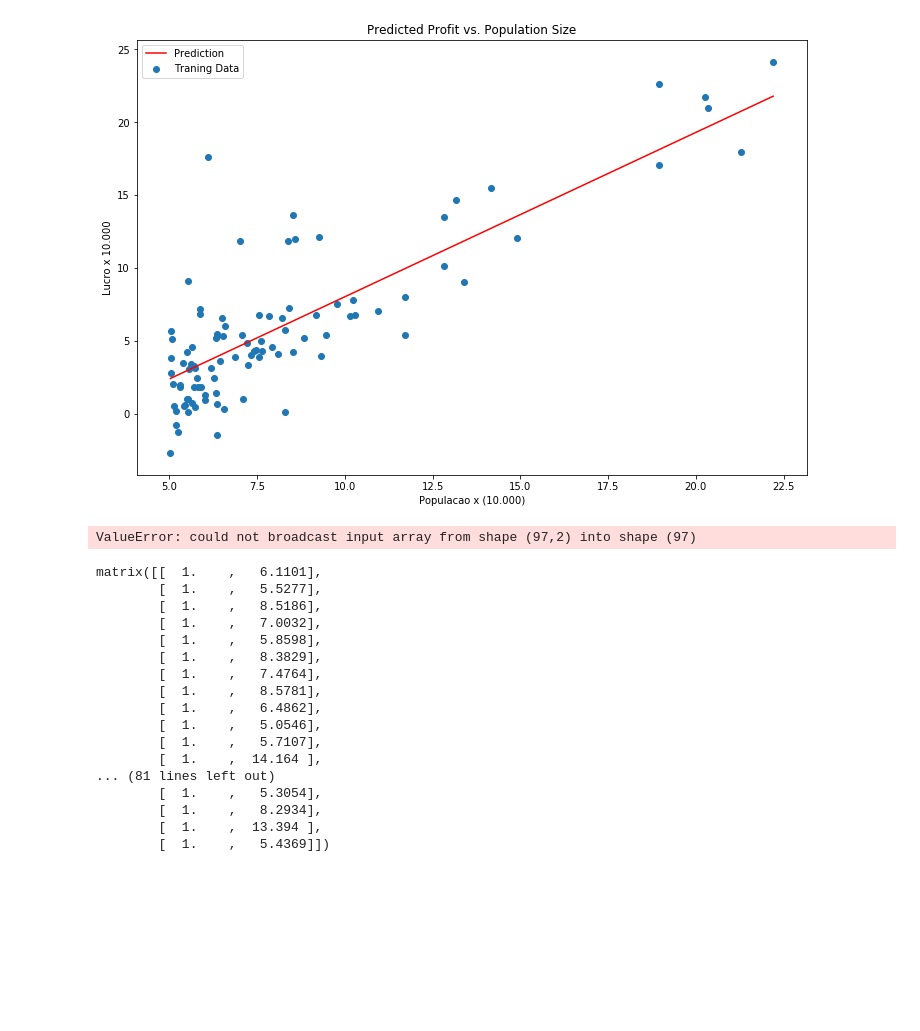
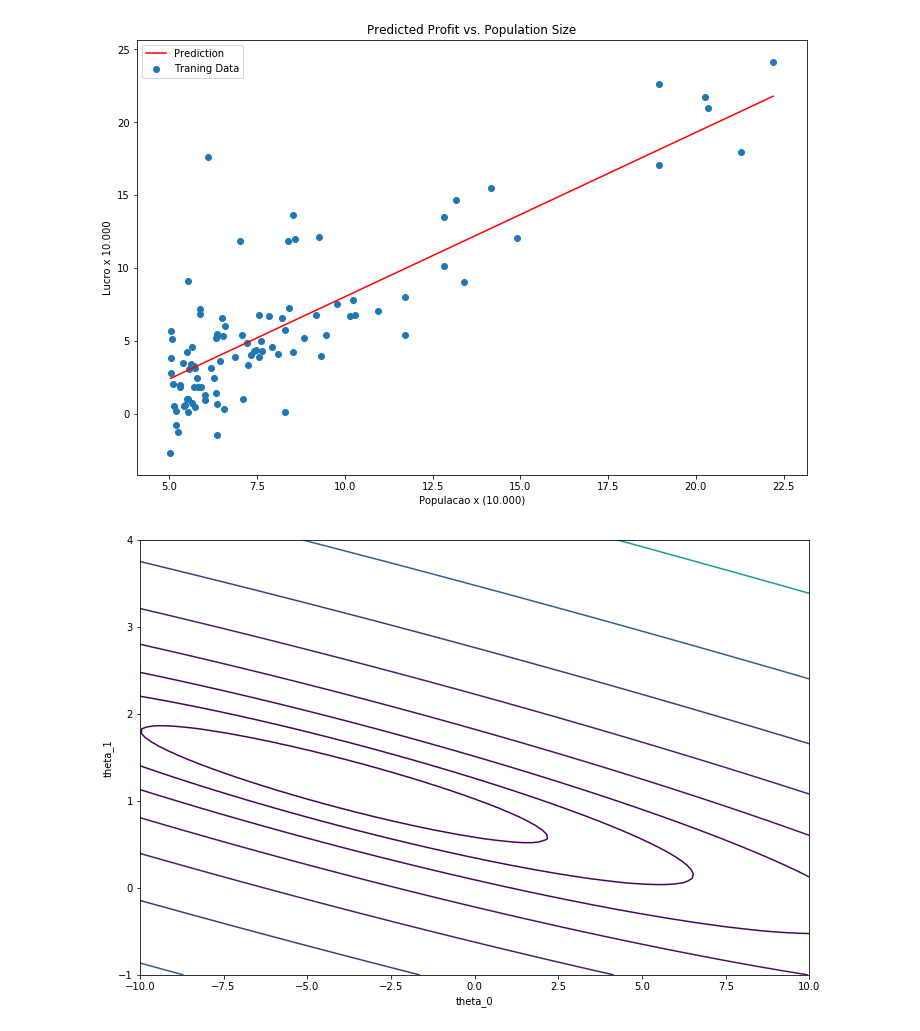
Before and after one commit to ramonsilvanet/AM_Trabalho1, a Jupyter notebook: regressao_linear_simples.ipynb, the cells around one changed output. Cells and saved outputs as stored; diff of their text form; code cells hidden in the pictures; blank space fills up the shorter version.

```diff
--- a/regressao_linear_simples.ipynb
+++ b/regressao_linear_simples.ipynb
@@ -115,57 +115,37 @@ ax.set_title('Predicted Profit vs. Population Size')
 m = y.size
 
 it = np.ones(shape=(m, 2))
-it[:, 1] = X[:,]
+it = X
 
 #Grid over which we will calculate J
 theta0_vals = np.linspace(-10, 10, 100)
 theta1_vals = np.linspace(-1, 4, 100)
 
 
 #initialize J_vals to a matrix of 0's
 J_vals = np.zeros(shape=(theta0_vals.size, theta1_vals.size))
 
 #Fill out J_vals
 for t1, element in enumerate(theta0_vals):
     for t2, element2 in enumerate(theta1_vals):
         thetaT = np.zeros(shape=(2, 1))
         thetaT[0][0] = element
         thetaT[1][0] = element2
         thetaT = np.matrix(thetaT.T)
         J_vals[t1, t2] = computarCusto(it, y, thetaT)
 
 
 
 
 #Contour plot
 J_vals = J_vals.T
 
 plt.figure(figsize=(12,8))
 
 #Plot J_vals as 15 contours spaced logarithmically between 0.01 and 100
-plt.contour(theta0_vals, theta1_vals, J_vals, logspace(-2, 3, 20))
+plt.contour(theta0_vals, theta1_vals, J_vals, np.logspace(-2, 3, 20))
 plt.xlabel('theta_0')
 plt.ylabel('theta_1')
 plt.show()
 # %% [output]
-ValueError: could not broadcast input array from shape (97,2) into shape (97)
+[figure, added]
-# %%
-X
-# %% [output]
-matrix([[  1.    ,   6.1101],
-        [  1.    ,   5.5277],
-        [  1.    ,   8.5186],
-        [  1.    ,   7.0032],
-        [  1.    ,   5.8598],
-        [  1.    ,   8.3829],
-        [  1.    ,   7.4764],
-        [  1.    ,   8.5781],
-        [  1.    ,   6.4862],
-        [  1.    ,   5.0546],
-        [  1.    ,   5.7107],
-        [  1.    ,  14.164 ],
-... (81 lines left out)
-        [  1.    ,   5.3054],
-        [  1.    ,   8.2934],
-        [  1.    ,  13.394 ],
-        [  1.    ,   5.4369]])
```
Also changed, not shown: 1 other file.
